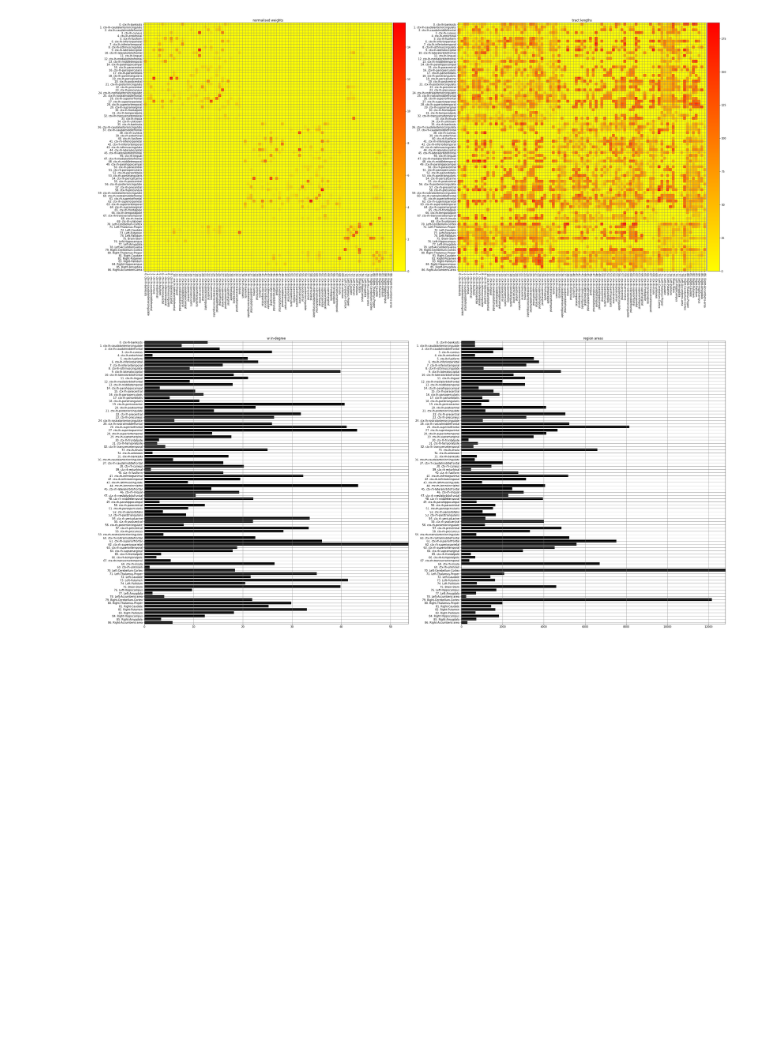
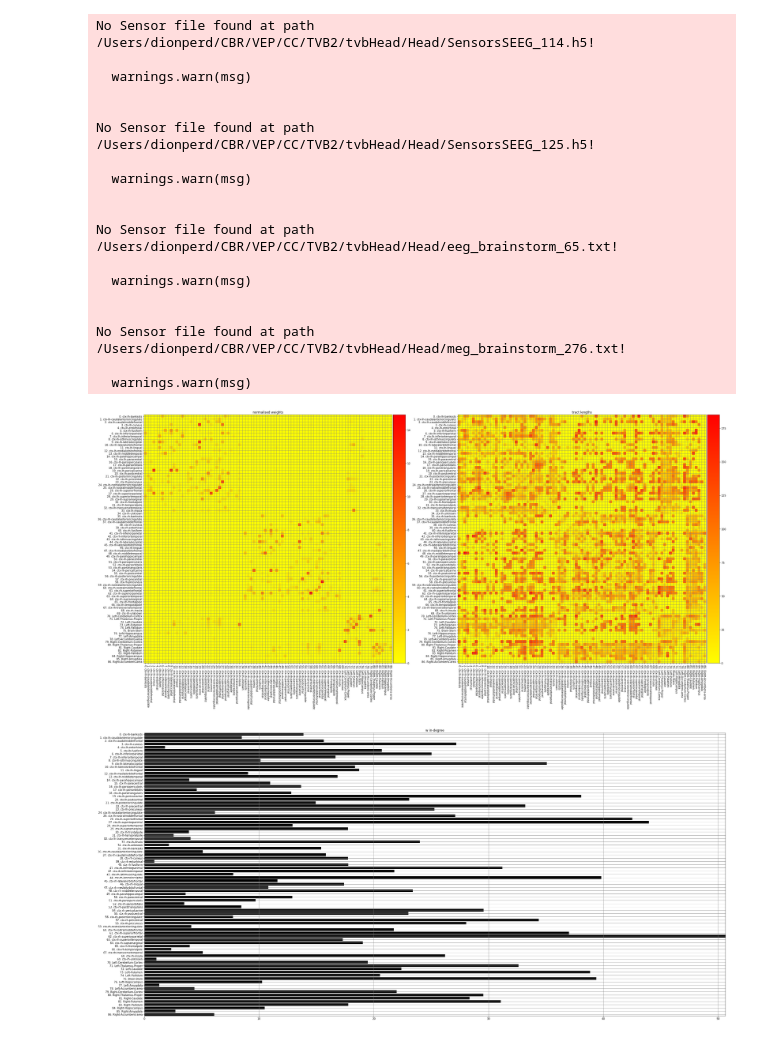
Before and after one commit to the-virtual-brain/tvb-epilepsy, a Jupyter notebook: examples/tvb_epilepsy_simulation_tutorial.ipynb, the cells around one changed output. Cells and saved outputs as stored; diff of their text form; code cells hidden in the pictures; blank space fills up the shorter version.

```diff
--- a/examples/tvb_epilepsy_simulation_tutorial.ipynb
+++ b/examples/tvb_epilepsy_simulation_tutorial.ipynb
@@ -11,8 +17,10 @@ from tvb_epilepsy.base.h5_model import convert_to_h5_model, read_h5_model
 # %%
 # Configurations
-HOME_FOLDER="/Users/dionperd/VEP"
+HOME_FOLDER="/Users/dionperd/CBR/VEP"
+HYPOTHESIS_NAME = "clinical_hypothesis_new"
 FOLDER_VEP = os.path.join(HOME_FOLDER, "CC/TVB2/tvbHead")
-HYPOTHESIS_FOLDER = os.path.join(FOLDER_VEP, "clinical_hypothesis")
+PATIENT_VIRTUAL_HEAD = os.path.join(FOLDER_VEP, "Head")
+HYPOTHESIS_FOLDER = os.path.join(FOLDER_VEP, HYPOTHESIS_NAME)
 RESULTS_FOLDER = os.path.join(HYPOTHESIS_FOLDER, "results")
 FOLDER_RES = os.path.join(RESULTS_FOLDER, "data")
 FOLDER_FIGURES = os.path.join(RESULTS_FOLDER, "figs")
@@ -20,7 +28,6 @@ FOLDER_LOGS = os.path.join(RESULTS_FOLDER, "logs")
 SHOW_FLAG = True
 SAVE_FLAG = True
 FIG_FORMAT = "png"
-HYPOTHESIS_NAME = "clinical_hypothesis_new"
 # %%
 # Initialize logger
 from tvb_epilepsy.base.utils import initialize_logger
@@ -28,15 +35,39 @@ logger = initialize_logger(__name__, target_folder=FOLDER_LOGS)
 # %%
 # Reading data
 
-from tvb_epilepsy.tvb_api.readers_tvb import TVBReader as Reader
+# from tvb_epilepsy.tvb_api.readers_tvb import TVBReader as Reader
+# reader = Reader()
+# logger.info("Reading from: " + FOLDER_VEP)
+# head = reader.read_head(FOLDER_VEP, connectivity_file="tvb_connectivity.zip")
+
+from tvb_epilepsy.custom.readers_custom import CustomReader as Reader
+
 reader = Reader()
-logger.info("Reading from: " + FOLDER_VEP)
-head = reader.read_head(FOLDER_VEP, connectivity_file="tvb_connectivity.zip")
+logger.info("Reading from: " + PATIENT_VIRTUAL_HEAD)
+head = reader.read_head(PATIENT_VIRTUAL_HEAD)
 
 # Plot
 # print str(head)
 head.plot(show_flag=SHOW_FLAG, save_flag=SAVE_FLAG, figure_dir=FOLDER_FIGURES, figure_format=FIG_FORMAT)
 # %% [output]
+No Sensor file found at path /Users/dionperd/CBR/VEP/CC/TVB2/tvbHead/Head/SensorsSEEG_114.h5!
+
+  warnings.warn(msg)
+
+
+No Sensor file found at path /Users/dionperd/CBR/VEP/CC/TVB2/tvbHead/Head/SensorsSEEG_125.h5!
+
+  warnings.warn(msg)
+
+
+No Sensor file found at path /Users/dionperd/CBR/VEP/CC/TVB2/tvbHead/Head/eeg_brainstorm_65.txt!
+
+  warnings.warn(msg)
+
+
+No Sensor file found at path /Users/dionperd/CBR/VEP/CC/TVB2/tvbHead/Head/meg_brainstorm_276.txt!
+
+  warnings.warn(msg)
-[figure, old version]
+[figure, new version]
-[figure, old version]
+[figure, new version]
 # %%
```
Also changed, not shown: parts of 4 cells of this notebook, 4 other files.
